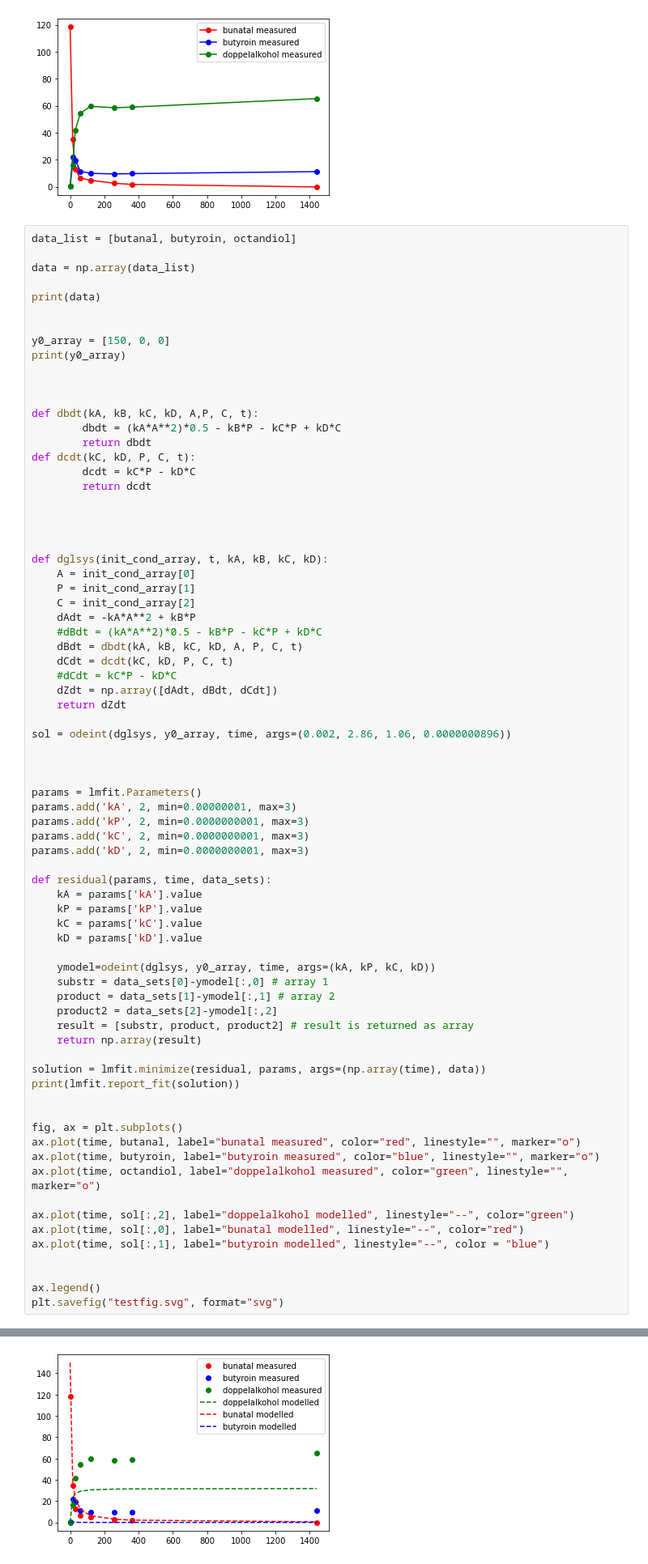
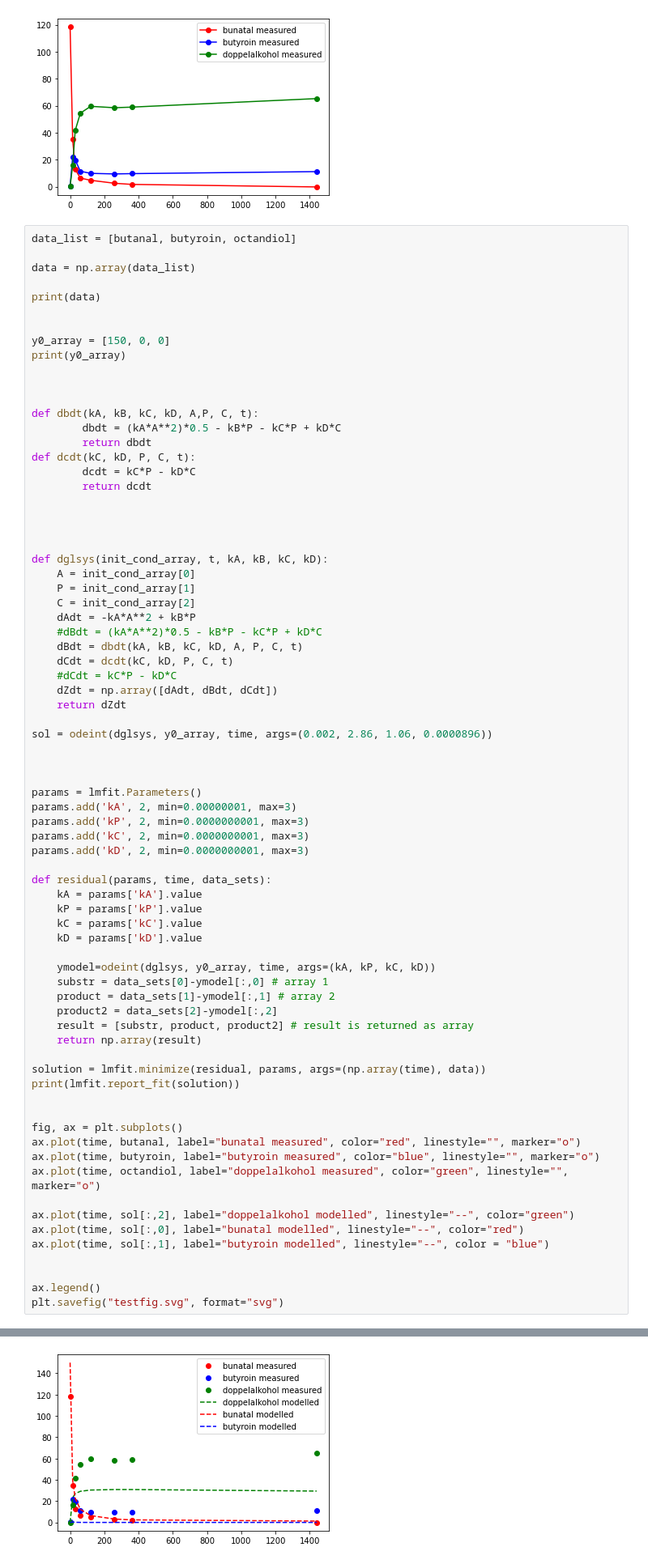
Before and after one commit to BioCatHub/wt_modeling, a Jupyter notebook: Drafts/lmfit_biocatalysis/Jan_Carina_Daten.ipynb, the cells around one changed output, grey strips where cells are left out. Shown: that part at 81% size. Cells and saved outputs as stored; diff of their text form.

```diff
--- a/Drafts/lmfit_biocatalysis/Jan_Carina_Daten.ipynb
+++ b/Drafts/lmfit_biocatalysis/Jan_Carina_Daten.ipynb
@@ -81,7 +81,7 @@ def dglsys(init_cond_array, t, kA, kB, kC, kD):
     dZdt = np.array([dAdt, dBdt, dCdt])
     return dZdt
 
-sol = odeint(dglsys, y0_array, time, args=(0.002, 2.86, 1.06, 0.0000000896))
+sol = odeint(dglsys, y0_array, time, args=(0.002, 2.86, 1.06, 0.0000896))
 
 
 
@@ -111,31 +111,31 @@ print(lmfit.report_fit(solution))
 fig, ax = plt.subplots()
 ax.plot(time, butanal, label="bunatal measured", color="red", linestyle="", marker="o")
 ax.plot(time, butyroin, label="butyroin measured", color="blue", linestyle="", marker="o")
 ax.plot(time, octandiol, label="doppelalkohol measured", color="green", linestyle="", marker="o")
 
 ax.plot(time, sol[:,2], label="doppelalkohol modelled", linestyle="--", color="green")
 ax.plot(time, sol[:,0], label="bunatal modelled", linestyle="--", color="red")
 ax.plot(time, sol[:,1], label="butyroin modelled", linestyle="--", color = "blue")
 
 
 ax.legend()
 plt.savefig("testfig.svg", format="svg")
 # %% [output]
 [[ 1.18424870e+02  3.49360967e+01  1.26908463e+01  6.33506045e+00
    4.72884283e+00  2.50086356e+00  1.67184801e+00 -2.10708117e-01]
  [ 1.46979261e-01  2.19323715e+01  1.96840998e+01  1.14244064e+01
    9.84941389e+00  9.42861437e+00  9.65103697e+00  1.11418696e+01]
  [ 8.73634945e-02  1.61560062e+01  4.17514301e+01  5.44919397e+01
    5.95465419e+01  5.85169007e+01  5.89641186e+01  6.52875715e+01]]
 [150, 0, 0]
 [[Fit Statistics]]
     # fitting method   = leastsq
     # function evals   = 86
     # data points      = 24
     # variables        = 4
 ... (8 lines left out)
     kD:  0.76995707 +/- 0.65408892 (84.95%) (init = 2)
 [[Correlations]] (unreported correlations are < 0.100)
     C(kC, kD) = 0.955
 None
-[figure, old version]
+[figure, new version]
```
Also changed, not shown: 1 other file.
